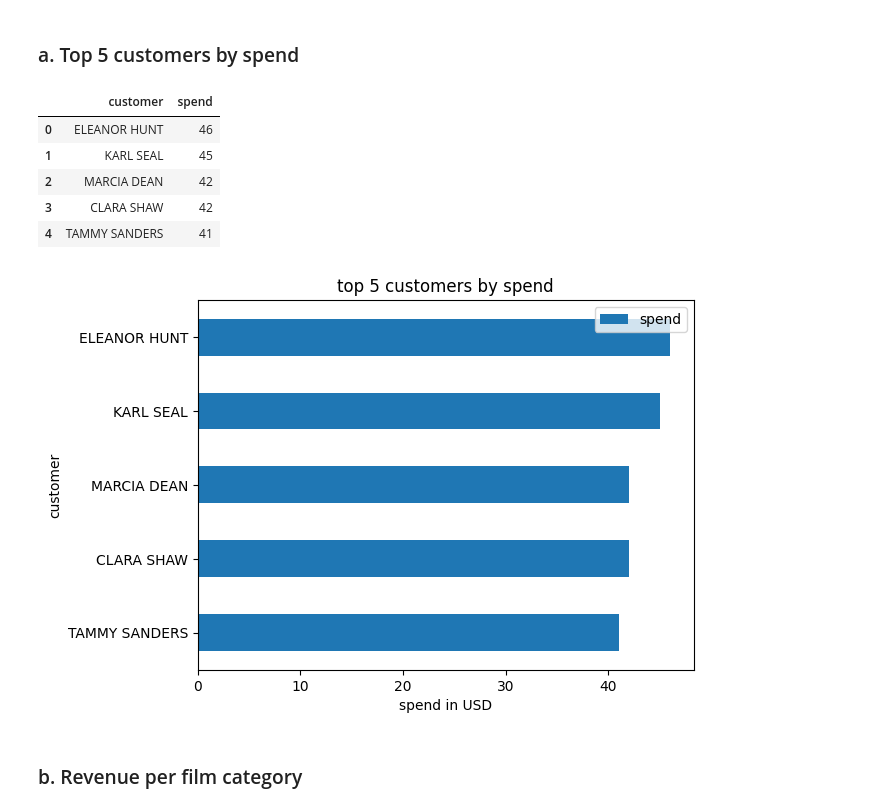
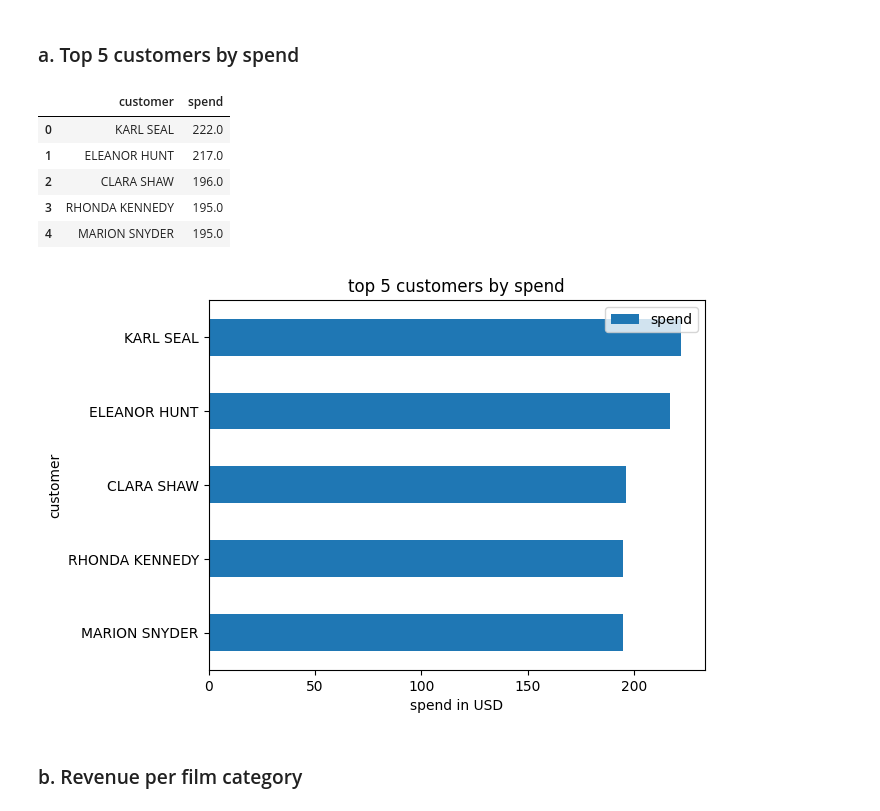
Before and after one commit to aurabyte-dev/Lab1_SQL, a Jupyter notebook: Task_1_and_2.ipynb, the cells around one changed output. Saved outputs shown, nothing was run; the diff lists cells and outputs as text; code cells hidden in the pictures.

```diff
--- a/Task_1_and_2.ipynb
+++ b/Task_1_and_2.ipynb
@@ -207,28 +207,27 @@ Name: count, dtype: int64
 # %% [markdown]
 ### a. Top 5 customers by spend
 # %%
-
 with duckdb.connect("data/sakila.duckdb") as conn:
     top_customers = conn.sql("""
         SELECT
             c.first_name || ' ' || c.last_name AS customer,
-            COUNT(p.amount) AS spend
+            ROUND(SUM(p.amount)) AS spend
         FROM
             staging.customer c
         JOIN staging.payment p ON p.customer_id = c.customer_id
         GROUP BY customer
         ORDER BY spend DESC
         LIMIT 5
     """).df()
 
 top_customers
 # %% [output]
 |  | customer | spend |
-| 0 | ELEANOR HUNT | 46 |
-| 1 | KARL SEAL | 45 |
-| 2 | MARCIA DEAN | 42 |
-| 3 | CLARA SHAW | 42 |
-| 4 | TAMMY SANDERS | 41 |
+| 0 | KARL SEAL | 222.0 |
+| 1 | ELEANOR HUNT | 217.0 |
+| 2 | CLARA SHAW | 196.0 |
+| 3 | RHONDA KENNEDY | 195.0 |
+| 4 | MARION SNYDER | 195.0 |
 # %%
 ax = top_customers.head(5).plot(
     kind="barh",
@@ -239,7 +238,7 @@ ax = top_customers.head(5).plot(
 )
 ax.invert_yaxis()
 # %% [output]
-[figure, old version]
+[figure, new version]
 # %% [markdown]
 ### b. Revenue per film category
 # %%
```
Also changed, not shown: parts of 2 cells of this notebook, 40 other files.
